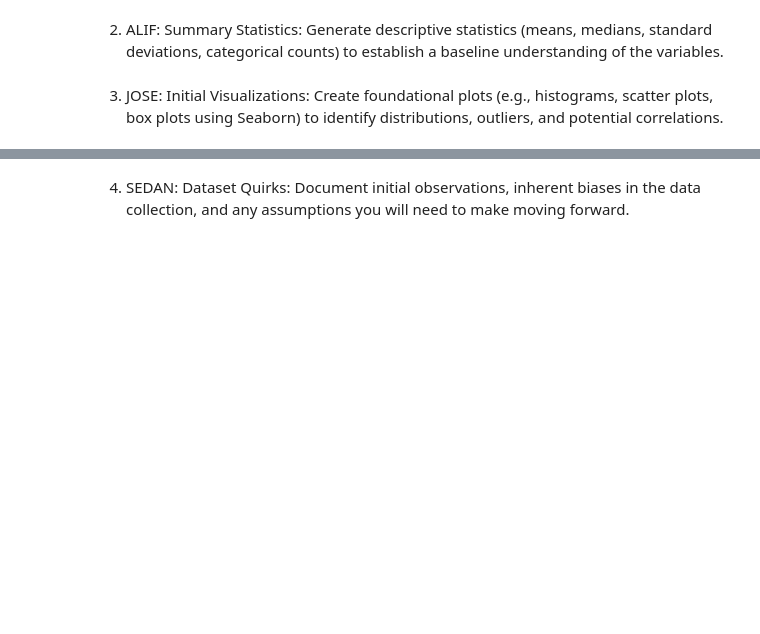
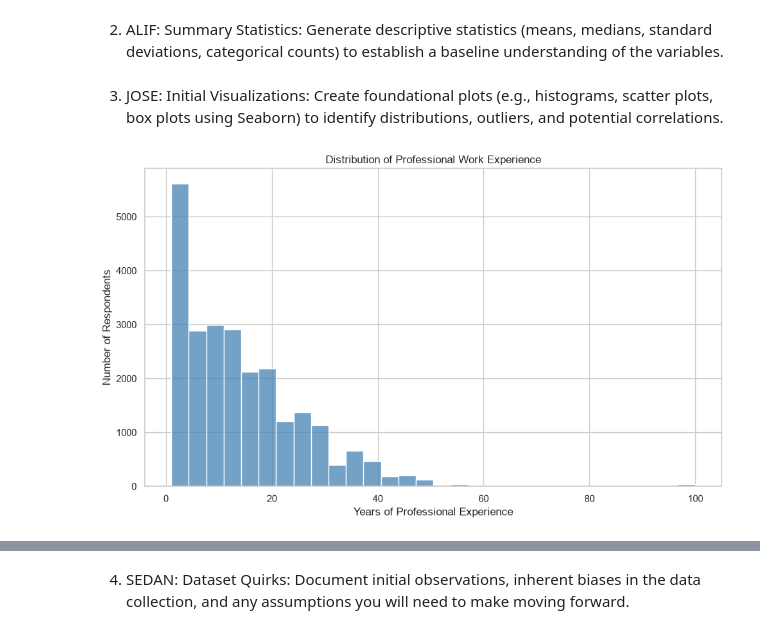
Before and after one commit to Paradise166/cmpsc105-project, a Jupyter notebook: analysis.ipynb, the cells around one changed output, grey strips where cells are left out. Saved outputs shown, nothing was run; the diff lists cells and outputs as text; code cells hidden in the pictures; blank space fills up the shorter version.

```diff
--- a/analysis.ipynb
+++ b/analysis.ipynb
@@ -2,0 +3,20 @@
+# %%
+# Import pandas
+import pandas as pd
+# Import numpy
+import numpy as np
+# Import seaborn and matplotlib
+import seaborn as sns
+import matplotlib.pyplot as plt
+
+# Set the default style for our graphs
+sns.set_theme(style="whitegrid")
+
+# Load the CSV file into a DataFrame called df
+df = pd.read_csv("engineering_trends.csv", low_memory=False)
+
+# Display the number of rows and columns
+print("Dataset shape:", df.shape)
+
+# Show the first five rows to understand the dataset
+display(df.head())
@@ -4,3 +171,32 @@
 2. ALIF: Summary Statistics: Generate descriptive statistics (means, medians, standard deviations, categorical counts) to establish a baseline understanding of the variables.
 # %% [markdown]
 3. JOSE: Initial Visualizations: Create foundational plots (e.g., histograms, scatter plots, box plots using Seaborn) to identify distributions, outliers, and potential correlations.
+# %%
+# Create the figure and set its size
+plt.figure(figsize=(10, 6))
+
+# Create a histogram showing years of professional experience
+sns.histplot(
+    data=clean,
+    x="WorkExp",
+    bins=30,              # Divide experience into 30 intervals
+    color="steelblue",    # Set the bar color
+    edgecolor="white"     # Add white borders between bars
+)
+
+# Add a descriptive title
+plt.title("Distribution of Professional Work Experience")
+
+# Label the horizontal axis
+plt.xlabel("Years of Professional Experience")
+
+# Label the vertical axis
+plt.ylabel("Number of Respondents")
+
+# Adjust spacing so labels are not cut off
+plt.tight_layout()
+
+# Display the graph
+plt.show()
+# %% [output]
+[figure, added]
```
Also changed, not shown: parts of 9 cells of this notebook, 1 other file.
